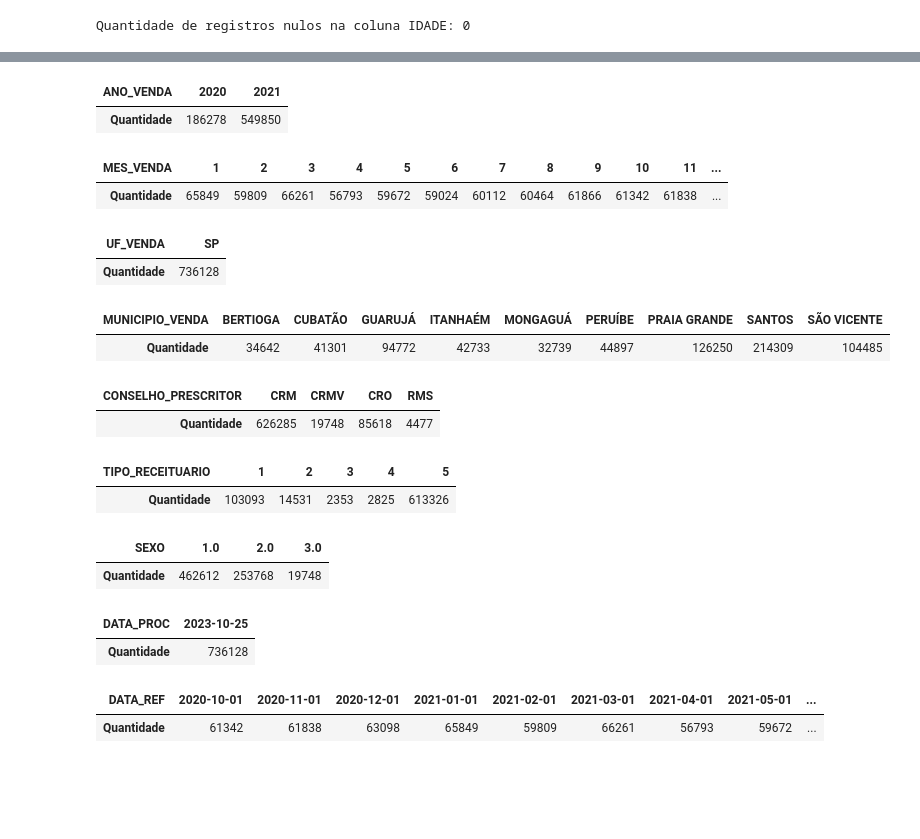
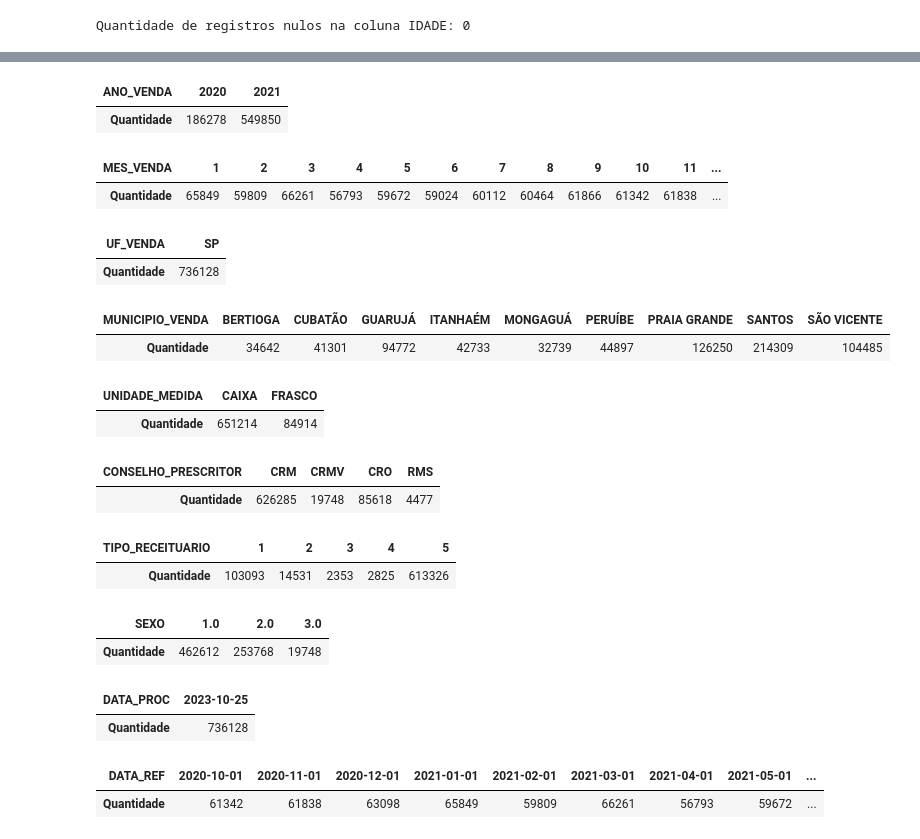
Before and after one commit to emso-exe/Venda_de_medicamentos_controlados_e_antimicrobianos_-_industrializados, a Jupyter notebook: 001_analise_de_vendas.ipynb, the cells around one changed output, grey strips where cells are left out. Cells and saved outputs as stored; diff of their text form; code cells hidden in the pictures; blank space fills up the shorter version.

```diff
--- a/001_analise_de_vendas.ipynb
+++ b/001_analise_de_vendas.ipynb
@@ -186 +209,3 @@ df.duplicated(keep='first').value_counts().to_frame().rename(columns={'count': '
+# %%
+df['TIPO_RECEITUARIO'] = df['TIPO_RECEITUARIO'].astype('int8')
 # %% [markdown]
@@ -316,26 +317,29 @@ plt.tight_layout()
 # %%
 cols = df.columns
+qtde_unicos = 12
 
 for col in cols:
-    if df[col].nunique() <= 12:
+    if df[col].nunique() <= qtde_unicos:
         data = pd.DataFrame(fn.exibe_valores_unicos(df[col]))
         display(data)
 # %% [output]
 | ANO_VENDA | 2020 | 2021 |
 | Quantidade | 186278 | 549850 |
 | MES_VENDA | 1 | 2 | 3 | 4 | 5 | 6 | 7 | 8 | 9 | 10 | 11 | ... |
 | Quantidade | 65849 | 59809 | 66261 | 56793 | 59672 | 59024 | 60112 | 60464 | 61866 | 61342 | 61838 | ... |
 | UF_VENDA | SP |
 | Quantidade | 736128 |
 | MUNICIPIO_VENDA | BERTIOGA | CUBATÃO | GUARUJÁ | ITANHAÉM | MONGAGUÁ | PERUÍBE | PRAIA GRANDE | SANTOS | SÃO VICENTE |
 | Quantidade | 34642 | 41301 | 94772 | 42733 | 32739 | 44897 | 126250 | 214309 | 104485 |
-| CONSELHO_PRESCRITOR | CRM | CRMV | CRO | RMS |
-| Quantidade | 626285 | 19748 | 85618 | 4477 |
+| UNIDADE_MEDIDA | CAIXA | FRASCO |
+| Quantidade | 651214 | 84914 |
-| TIPO_RECEITUARIO | 1 | 2 | 3 | 4 | 5 |
-| Quantidade | 103093 | 14531 | 2353 | 2825 | 613326 |
+| CONSELHO_PRESCRITOR | CRM | CRMV | CRO | RMS |
+| Quantidade | 626285 | 19748 | 85618 | 4477 |
-| SEXO | 1.0 | 2.0 | 3.0 |
-| Quantidade | 462612 | 253768 | 19748 |
+| TIPO_RECEITUARIO | 1 | 2 | 3 | 4 | 5 |
+| Quantidade | 103093 | 14531 | 2353 | 2825 | 613326 |
-| DATA_PROC | 2023-10-25 |
-| Quantidade | 736128 |
+| SEXO | 1.0 | 2.0 | 3.0 |
+| Quantidade | 462612 | 253768 | 19748 |
-| DATA_REF | 2020-10-01 | 2020-11-01 | 2020-12-01 | 2021-01-01 | 2021-02-01 | 2021-03-01 | 2021-04-01 | 2021-05-01 | ... |
-| Quantidade | 61342 | 61838 | 63098 | 65849 | 59809 | 66261 | 56793 | 59672 | ... |
+| DATA_PROC | 2023-10-25 |
+| Quantidade | 736128 |
+| DATA_REF | 2020-10-01 | 2020-11-01 | 2020-12-01 | 2021-01-01 | 2021-02-01 | 2021-03-01 | 2021-04-01 | 2021-05-01 | ... |
+| Quantidade | 61342 | 61838 | 63098 | 65849 | 59809 | 66261 | 56793 | 59672 | ... |
```
Also changed, not shown: parts of 16 cells of this notebook.
